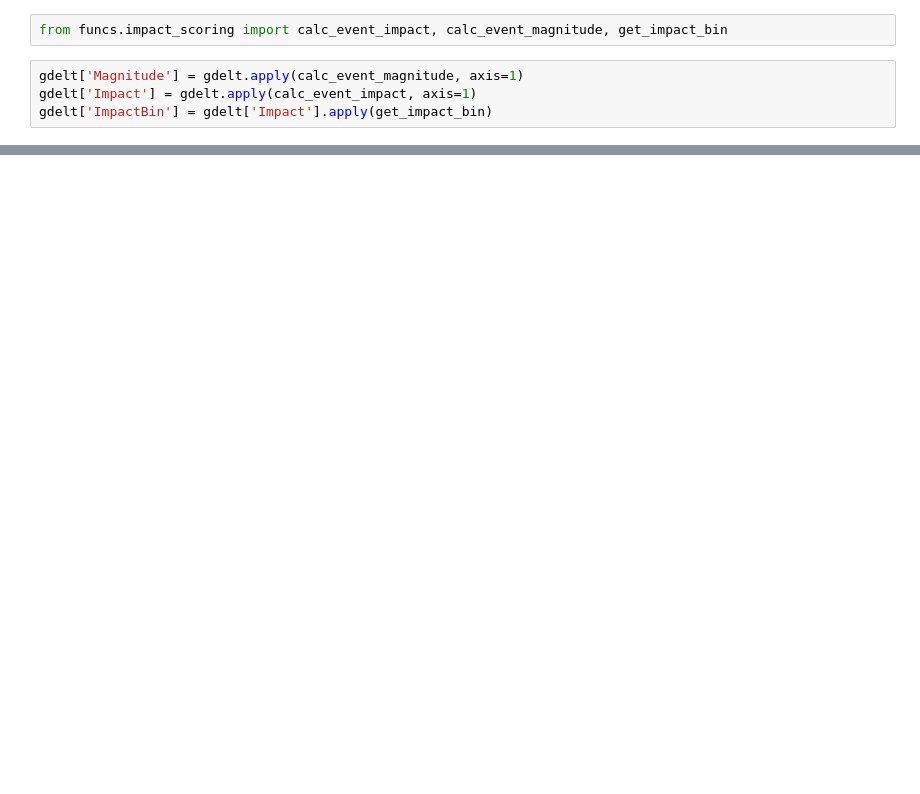
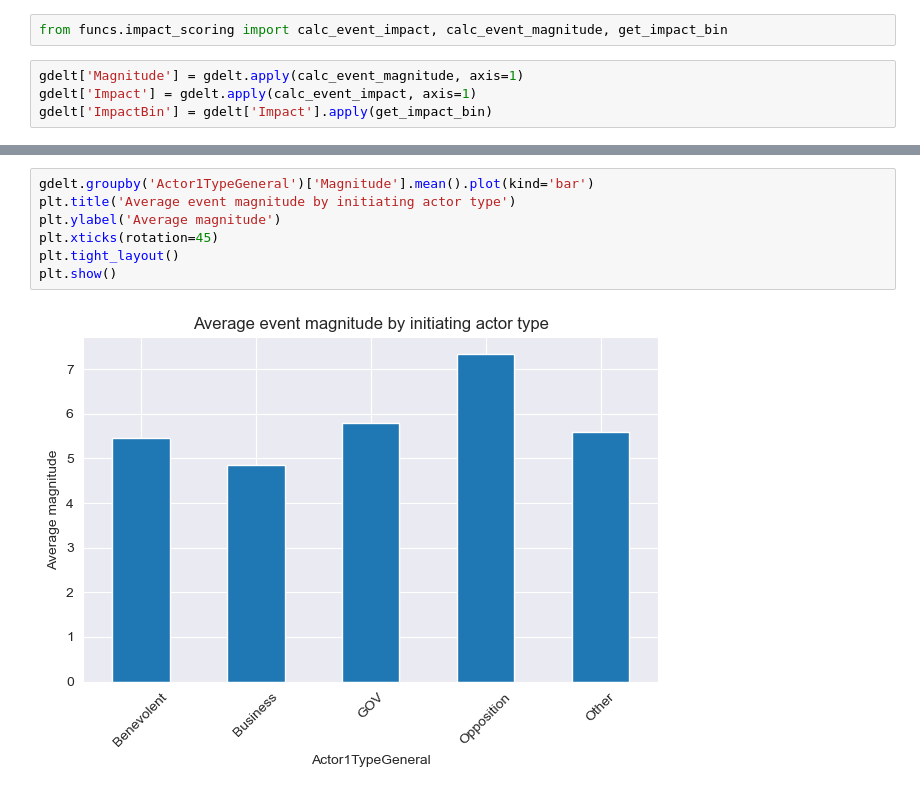
Before and after one commit to Ozzuke/GDELT-BTC, a Jupyter notebook: notebooks/05_gdelt_exploration.ipynb, the cells around one changed output, grey strips where cells are left out. Saved outputs shown, nothing was run; the diff lists cells and outputs as text; blank space fills up the shorter version.

```diff
--- a/notebooks/05_gdelt_exploration.ipynb
+++ b/notebooks/05_gdelt_exploration.ipynb
@@ -90,0 +104,9 @@ plt.show()
+# %%
+gdelt.groupby('Actor1TypeGeneral')['Magnitude'].mean().plot(kind='bar')
+plt.title('Average event magnitude by initiating actor type')
+plt.ylabel('Average magnitude')
+plt.xticks(rotation=45)
+plt.tight_layout()
+plt.show()
+# %% [output]
+[figure, added]
```
Also changed, not shown: parts of 7 cells of this notebook.
